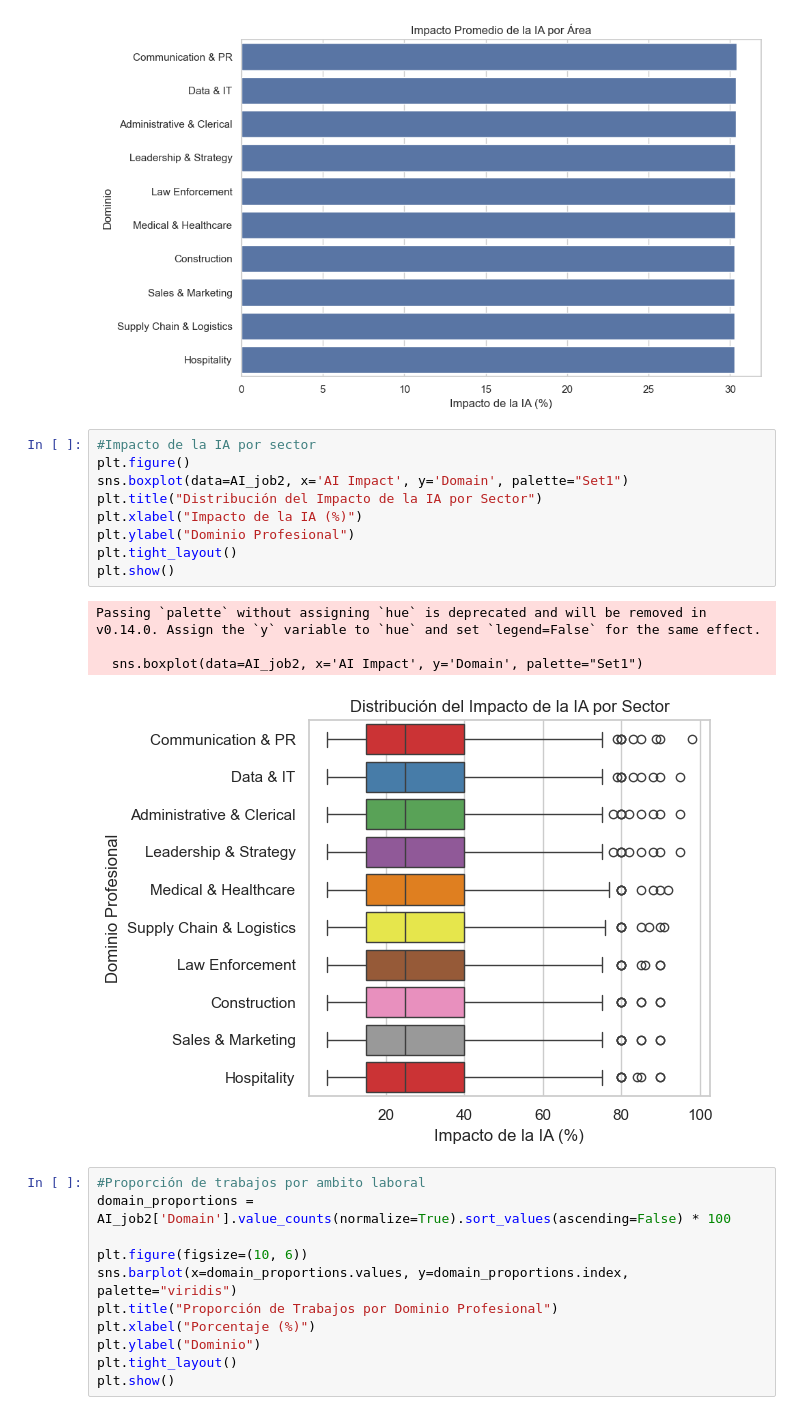
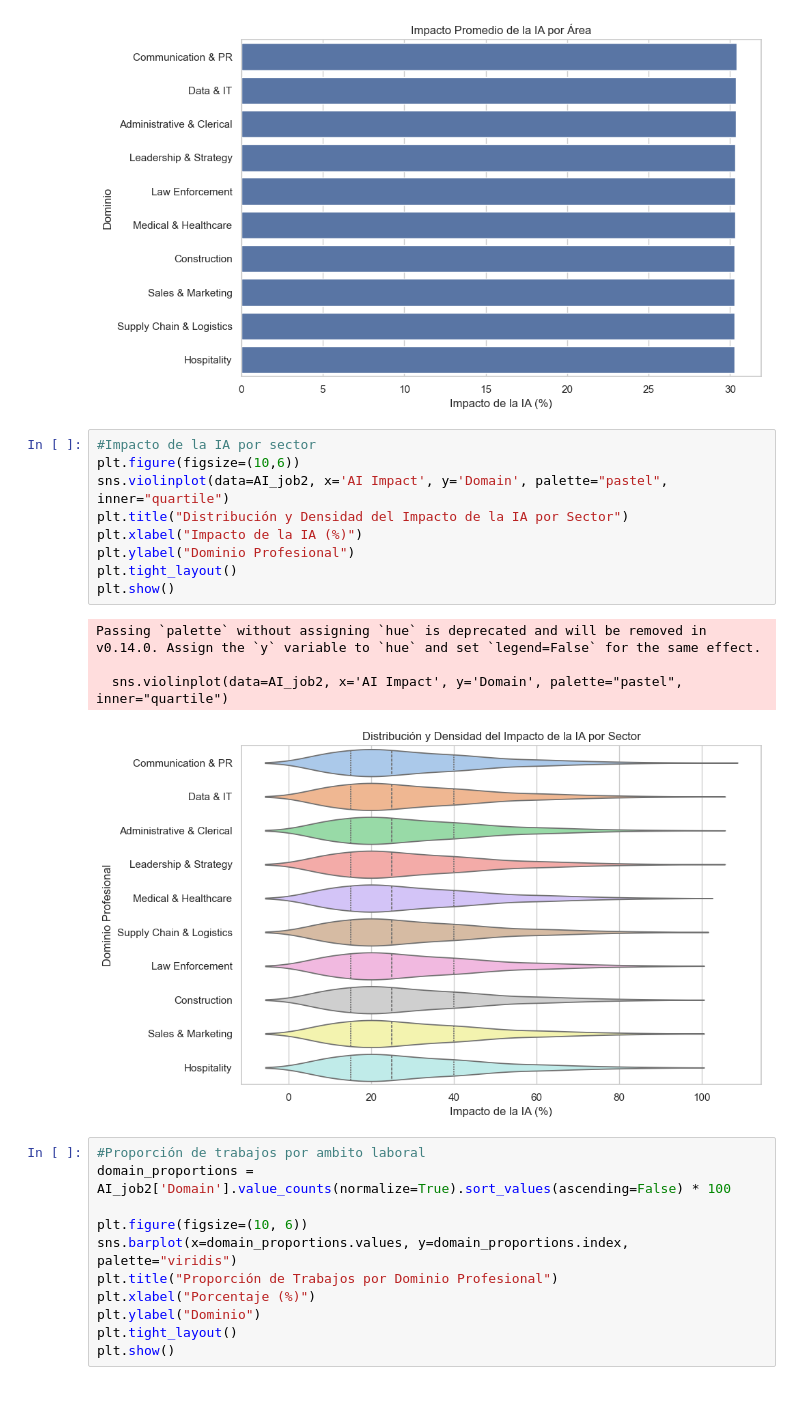
Before and after one commit to httpluris7/AI-Impact-on-works-today, a Jupyter notebook: AI_work.ipynb, the cells around one changed output. Drawn from its saved outputs; the diff is of its cells as text.

```diff
--- a/AI_work.ipynb
+++ b/AI_work.ipynb
@@ -247,18 +255,18 @@ plt.show()
 [figure]
 # %%
 #Impacto de la IA por sector
-plt.figure()
-sns.boxplot(data=AI_job2, x='AI Impact', y='Domain', palette="Set1")
-plt.title("Distribución del Impacto de la IA por Sector")
+plt.figure(figsize=(10,6))
+sns.violinplot(data=AI_job2, x='AI Impact', y='Domain', palette="pastel", inner="quartile")
+plt.title("Distribución y Densidad del Impacto de la IA por Sector")
 plt.xlabel("Impacto de la IA (%)")
 plt.ylabel("Dominio Profesional")
 plt.tight_layout()
 plt.show()
 # %% [output]
 Passing `palette` without assigning `hue` is deprecated and will be removed in v0.14.0. Assign the `y` variable to `hue` and set `legend=False` for the same effect.
 
-  sns.boxplot(data=AI_job2, x='AI Impact', y='Domain', palette="Set1")
+  sns.violinplot(data=AI_job2, x='AI Impact', y='Domain', palette="pastel", inner="quartile")
-[figure, old version]
+[figure, new version]
 # %%
 #Proporción de trabajos por ambito laboral
 domain_proportions = AI_job2['Domain'].value_counts(normalize=True).sort_values(ascending=False) * 100
```
Also changed, not shown: parts of 9 cells of this notebook, 1 other file.
